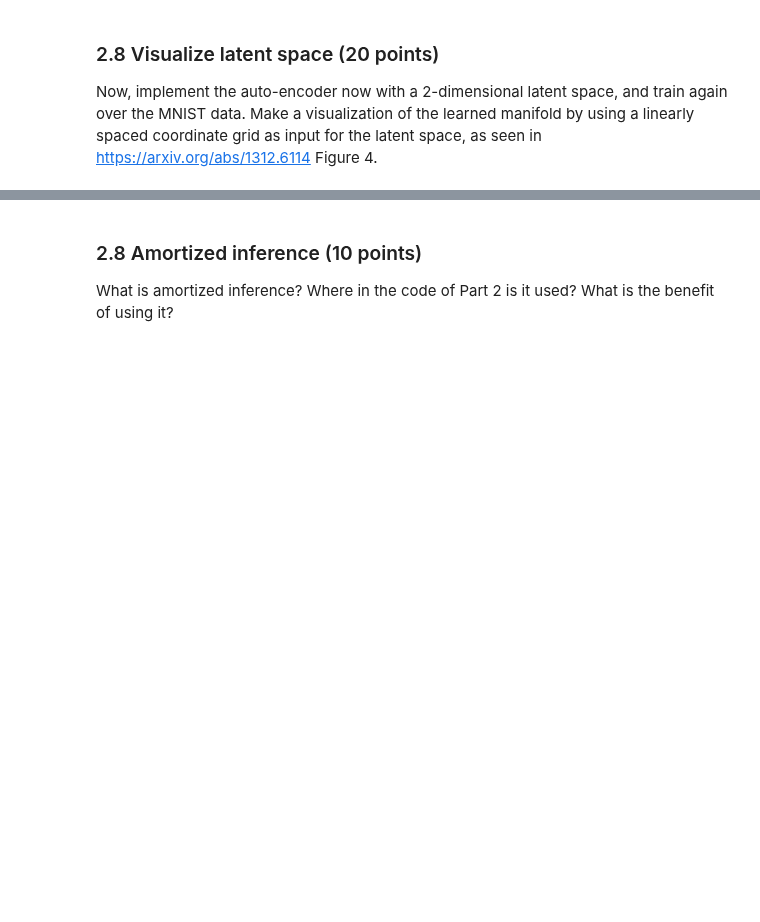
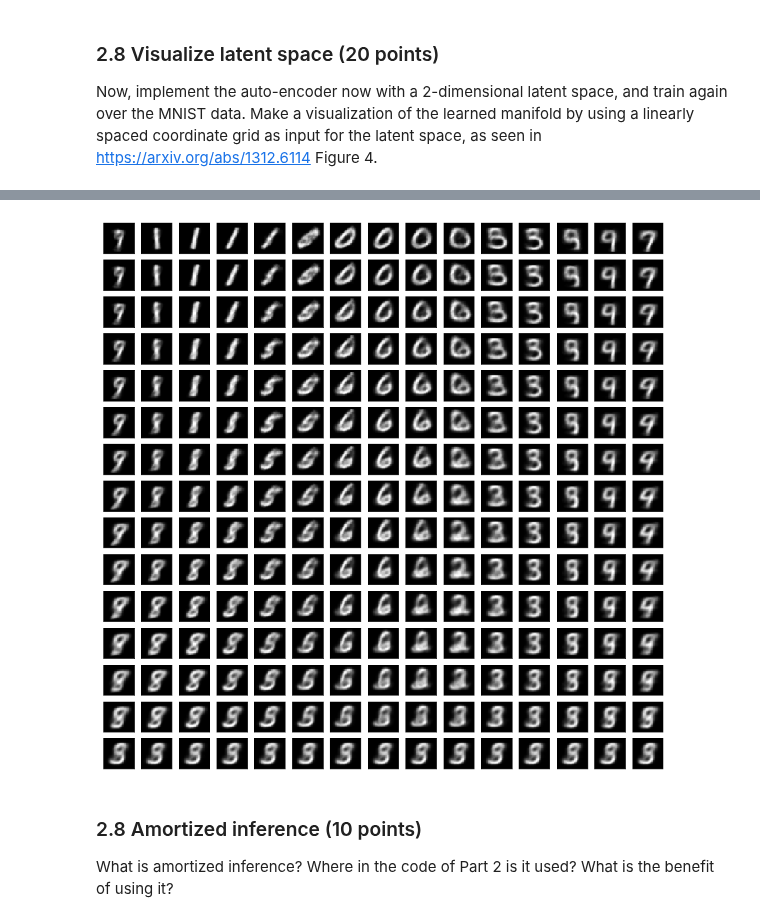
Before and after one commit to davide-belli/machine-learning-2-labs-hws, a Jupyter notebook: lab3/lab3.ipynb, the cells around one changed output, grey strips where cells are left out. Drawn from its saved outputs; the diff is of its cells as text; code cells hidden in the pictures; blank space fills up the shorter version.

```diff
--- a/lab3/lab3.ipynb
+++ b/lab3/lab3.ipynb
@@ -432,9 +432,12 @@ Write a function `log_bernoulli_loss` that takes a D dimensional vector `x`, its
 # %%
 def log_bernoulli_loss(x_hat, x):
 
-    loss = -x * torch.log(x_hat) - (1 - x)*torch.log(1 - x_hat)
+#     loss = -x * torch.log(x_hat) - (1 - x)*torch.log(1 - x_hat)
 
-    loss = loss.sum() #loss.sum(2) ??
+#     loss = loss.sum() #loss.sum(2) ??
+
+    loss = F.binary_cross_entropy(x_hat, x, size_average=False)
+
 
     return loss
 # %%
@@ -457,11 +460,12 @@ Write a function `KL_loss` that takes two J dimensional vectors `mu` and `logvar
 # IT DOES NOT MAKE SENSE... logvar SHOULD JUST BE A SCALAR BUT IT IS A VECTOR
 # %%
 def KL_loss(mu, logvar):
-    N, D = mu.size()
+#     N, D = mu.size()
+#     norm = mu.pow(2)
+#     loss = N*(-0.5*D) -0.5*torch.sum(logvar) + 0.5*torch.sum(norm) + 0.5*torch.sum(torch.exp(logvar))
 
-    norm = mu.transpose(0, 1) @ mu
+    loss = -0.5 * torch.sum(1 + logvar - mu.pow(2) - logvar.exp())
 
-    loss = N*(-0.5*D) -0.5*torch.sum(logvar) + 0.5*torch.sum(norm) + 0.5*torch.sum(torch.exp(logvar))
     return loss
 # %%
 ### Test test test
@@ -528,10 +532,10 @@ def encode(self, x):
     e = F.relu(e)
 
     mu = self.fc21(e)
-    mu = F.tanh(mu)
+#     mu = F.tanh(mu)
 
     logvar = self.fc22(e)
-    logvar = F.relu(logvar)
+#     logvar = F.relu(logvar)
 
     return mu, logvar
 # %%
@@ -559,7 +563,7 @@ Write a function `reparameterize` that takes two J dimensional vectors `mu` and
 # %%
 def reparameterize(self, mu, logvar):
 
-    z = mu + torch.exp(logvar)*torch.randn_like(mu)
+    z = mu + torch.exp(0.5*logvar)*torch.randn_like(mu)
 
     return z
 # %%
@@ -718,0 +752,52 @@ raise NotImplementedError()
+# %%
+hidden_layer_size = 400
+latent_space_size = 2
+
+fc1_dims = (28*28, hidden_layer_size)
+fc21_dims = (hidden_layer_size, latent_space_size)
+fc22_dims = (hidden_layer_size, latent_space_size)
+fc3_dims = (latent_space_size, hidden_layer_size)
+fc4_dims = (hidden_layer_size, 28*28)
+lr = 0.001
+batch_size = 64
+epochs = 10
+
+# Init model
+VAE_MNIST_2 = VAE(fc1_dims=fc1_dims, fc21_dims=fc21_dims, fc22_dims=fc22_dims, fc3_dims=fc3_dims, fc4_dims=fc4_dims)
+
+# Init optimizer
+optimizer_2 = optim.Adam(VAE_MNIST_2.parameters(), lr=lr)
+
+# Train
+for epoch in range(1, epochs + 1):
+    train(epoch, train_loader, VAE_MNIST_2, optimizer_2)
+
+
+def box_muller(u1, u2):
+    R = np.sqrt(-2*np.log(u1))
+    theta = 2*np.pi*u2
+
+    z1 = R*np.cos(theta)
+    z2 = R*np.sin(theta)
+    return z1, z2
+
+
+N = 15
+
+
+fig, axes = plt.subplots(N, N, figsize=(N, N))
+
+for i, u1 in enumerate(np.linspace(0.1, 1, N)):
+    for j, u2 in enumerate(np.linspace(0.1, 1, N)):
+
+        z1, z2 = box_muller(u1, u2)
+
+        rec = VAE_MNIST_2.decode(torch.FloatTensor([z1, z2]).view(1, 2))
+
+        ax = axes[i, j]
+        ax.xaxis.set_visible(False)
+        ax.yaxis.set_visible(False)
+        ax.imshow(rec.view(28,28).squeeze().data.numpy(),cmap='gray') #Greys swaps colors
+
+plt.show()
+# %% [output]
@@ -719,3 +821,4 @@ raise NotImplementedError()
+[figure, added]
 # %% [markdown]
 ### 2.8 Amortized inference (10 points)
 What is amortized inference? Where in the code of Part 2 is it used? What is the benefit of using it?
```
Also changed, not shown: parts of 6 cells of this notebook.
